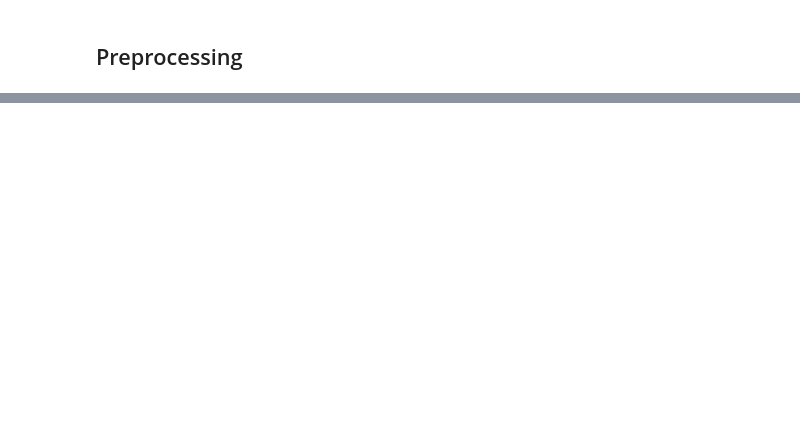
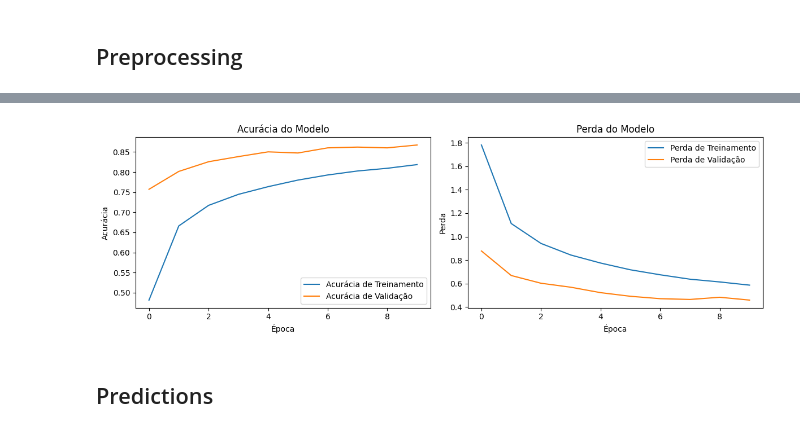
Before and after one commit to ledsouza/deep-learning-audio-recognition, a Jupyter notebook: audio_recognition.ipynb, the cells around one changed output, grey strips where cells are left out. Cells and saved outputs as stored; diff of their text form; code cells hidden in the pictures; blank space fills up the shorter version.

```diff
--- a/audio_recognition.ipynb
+++ b/audio_recognition.ipynb
@@ -103,0 +298,41 @@ def paths_and_labels_to_dataset(audio_paths, labels):
+# %%
+@tf.keras.utils.register_keras_serializable()
+class ChannelAttention(tf.keras.layers.Layer):
+    def __init__(self, ratio=8, **kwargs):
+        super(ChannelAttention, self).__init__(**kwargs)
+        self.ratio = ratio
+        self.avg_pool = layers.GlobalAveragePooling2D()
+        self.max_pool = layers.GlobalMaxPooling2D()
+
+    def build(self, input_shape):
+        self.fc1 = layers.Dense(units=input_shape[-1] // self.ratio, activation='relu')
+        self.fc2 = layers.Dense(units=input_shape[-1], activation='sigmoid')
+
+    def call(self, inputs):
+        avg_out = self.avg_pool(inputs)
+        max_out = self.max_pool(inputs)
+        avg_out = self.fc2(self.fc1(avg_out))
+        max_out = self.fc2(self.fc1(max_out))
+        out = avg_out + max_out
+        out = tf.expand_dims(tf.expand_dims(out, axis=1), axis=1)
+        return inputs * out
+# %%
+model_spectrogram = models.Sequential([
+    layers.Input(shape=input_shape),
+    layers.Resizing(32, 32),
+    norm_layer,
+    layers.Conv2D(32, 3, activation='relu'),
+    ChannelAttention(ratio=8),
+    layers.Conv2D(64, 3, activation='relu'),
+    ChannelAttention(ratio=8),
+    layers.MaxPooling2D(),
+    layers.Dropout(0.25),
+    layers.Flatten(),
+    layers.Dense(128, activation='relu'),
+    layers.Dropout(0.5),
+    layers.Dense(num_labels, activation='softmax')
+])
+# %%
+model_spectrogram.compile(optimizer='adam', loss='sparse_categorical_crossentropy', metrics=['accuracy'])
+# %%
+history_spectrogram = model_spectrogram.fit(train_spec, epochs=10, validation_data=val_spec)
@@ -103,0 +360,6 @@ def paths_and_labels_to_dataset(audio_paths, labels):
+# %%
+plot_history(history_spectrogram)
+# %% [output]
+[figure, added]
+# %% [markdown]
+## Predictions
```
Also changed, not shown: parts of 38 cells of this notebook, 2 other files.
